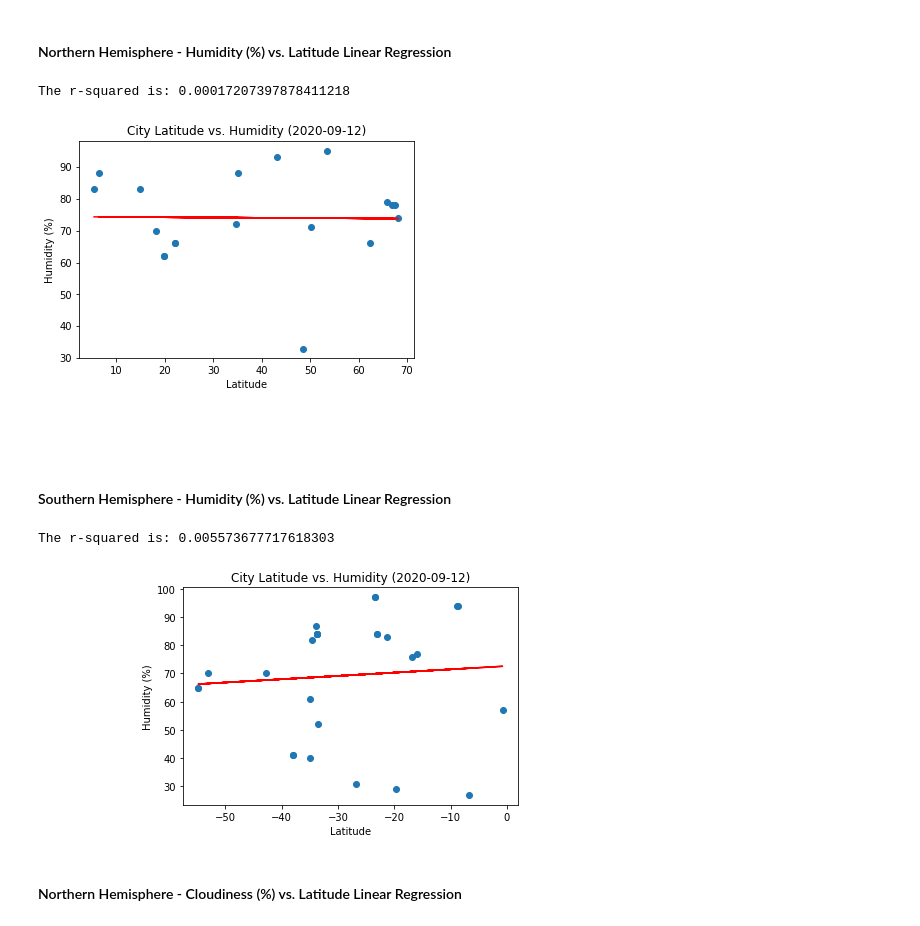
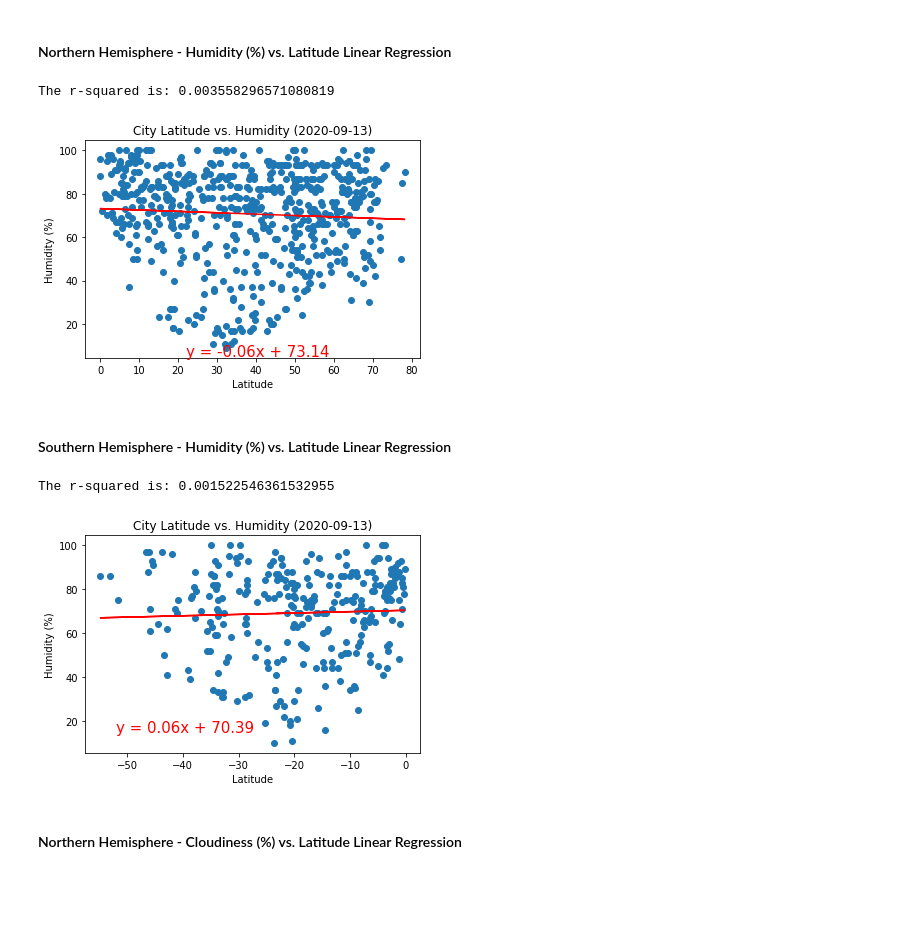
Before and after one commit to gpivaro/6-Python_APIs_Homework, a Jupyter notebook: WeatherPy/WeatherPy.ipynb, the cells around one changed output. Saved outputs shown, nothing was run; the diff lists cells and outputs as text; code cells hidden in the pictures; blank space fills up the shorter version.

```diff
--- a/WeatherPy/WeatherPy.ipynb
+++ b/WeatherPy/WeatherPy.ipynb
@@ -23,7 +23,7 @@ from scipy.stats import linregress
 Generate a list of unique cities based on a random latitude and longitude and using citypy library. A while loop enforces the that the requested number of cities will be generated. It is need because some coordinates generated when used as input for citypy library does not get a valide return. We also implemented a correction related to the random coordinates generated and the real coordinates.
 # %%
 # Size of the list of cities
-num_cities = 50
+num_cities = 1000
 latitude_max = 90
 longitude_max = 180
 
@@ -55,7 +55,7 @@ while len(cities_list) < num_cities:
 
 
     # Logical test to verify if the city is already include in the list or not
-    if new_city not in cities_list:
+    if new_city.title() not in cities_list:
         # Logical test
         cities_list.append(new_city.title())
         country_list.append(new_city_country.upper())
@@ -466,8 +454,8 @@ plt.title(f"City Latitude vs. Humidity ({str(date_rec[1])[:-9]})");
 print(f"The r-squared is: {rvalue**2}")
 plt.show()
 # %% [output]
-The r-squared is: 0.00017207397878411218
+The r-squared is: 0.003558296571080819
-[figure, old version]
+[figure, new version]
 # %% [markdown]
 ####  Southern Hemisphere - Humidity (%) vs. Latitude Linear Regression
 # %%
@@ -485,24 +473,24 @@ line_eq = "y = " + str(round(slope,2)) + "x + " + str(round(intercept,2))
 # %%
 # plt.figure(figsize=(15,6))
 
 plt.scatter(x=x_values, y=y_values)
 
 # Plot the regression line
 plt.plot(x_values, regression_values, "red")
 
 # Annotate the plot with the linear equation
-plt.annotate(line_eq, (-82, 15), fontsize=15, color="red")
+plt.annotate(line_eq, (-52, 15), fontsize=15, color="red")
 
 
 plt.title('distribution of cities random generated'.title())
 plt.xlabel('Latitude')
 plt.ylabel('Humidity (%)')
 plt.title(f"City Latitude vs. Humidity ({str(date_rec[1])[:-9]})");
 print(f"The r-squared is: {rvalue**2}")
 plt.show()
 # %% [output]
-The r-squared is: 0.005573677717618303
+The r-squared is: 0.001522546361532955
-[figure, old version]
+[figure, new version]
 # %% [markdown]
 ####  Northern Hemisphere - Cloudiness (%) vs. Latitude Linear Regression
 # %%
```
Also changed, not shown: parts of 22 cells of this notebook, 9 other files.
